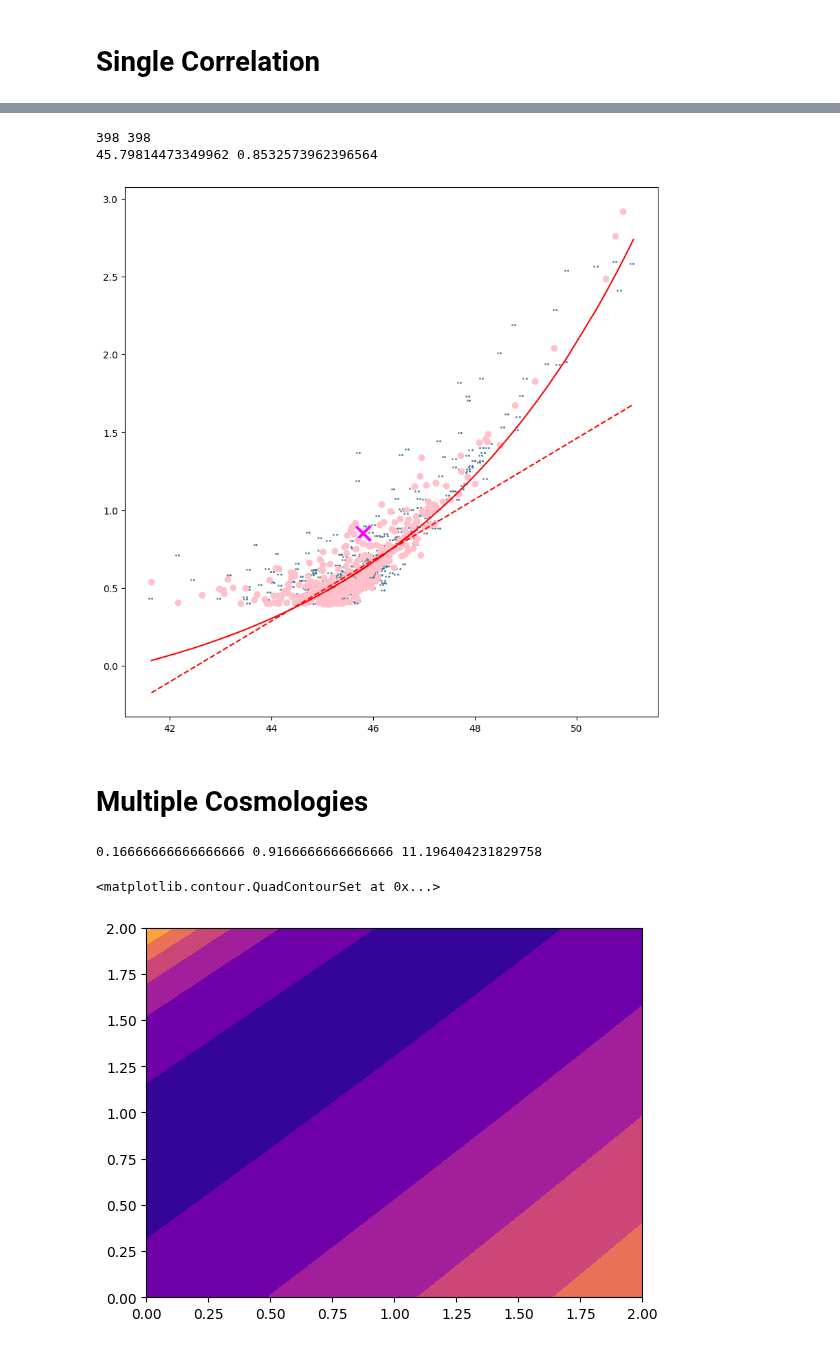
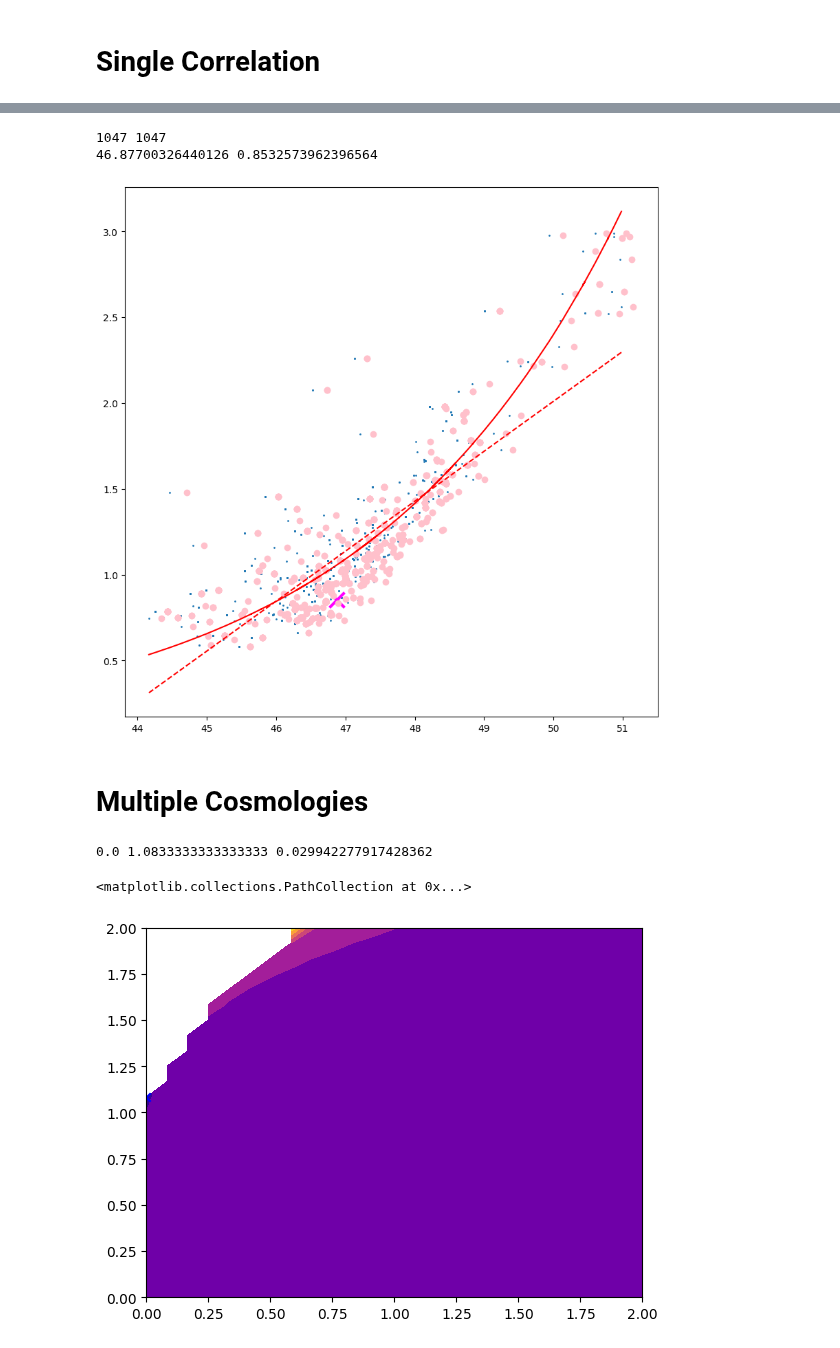
Before and after one commit to joanalnu/OAB-INAF, a Jupyter notebook: GW/Epeak_Eiso.ipynb, the cells around one changed output, grey strips where cells are left out. Drawn from its saved outputs; the diff is of its cells as text; code cells hidden in the pictures.

Commit message:
* changed errors 20% -> 5% * used only first 100 entries (not sorted) * removed sorting and temporarily also plotting * played with #/dof and /dof

```diff
--- a/GW/Epeak_Eiso.ipynb
+++ b/GW/Epeak_Eiso.ipynb
@@ -12,7 +12,7 @@ with h5py.File('nsns_population_joan.hdf5', 'r') as table:
     z = table['z'][()]
     Epeak = np.log10(table['Epeak'][()])
     #Epeak_err = 0.1 * Epeak # 10% errors on Epeak
-    linear_err = 0.20*table['Epeak'][()]
+    linear_err = 0.05*table['Epeak'][()]
     Epeak_err = linear_err / (table['Epeak'][()] + np.log(10))
 
     original_Eiso = np.log10(table['Eiso'][()])
@@ -49,6 +49,8 @@ Epeak_err = Epeak_err[sorting_indices]
 original_Eiso_bc = original_Eiso - np.mean(original_Eiso)
 ycm = np.mean(Epeak)
 Epeak_bc = Epeak - ycm
+
+print(np.min(z), np.max(z))
 # %% [output]
 0 True
 12 True
@@ -70,9 +72,9 @@ Epeak_bc = Epeak - ycm
 # %%
-original_Eiso = original_Eiso[z<0.3]
-Epeak = Epeak[z<.3]
-Epeak_bc = Epeak_bc[z<0.3]
-Epeak_err = Epeak_err[z<0.3]
-z = z[z<0.3]
+original_Eiso = original_Eiso[0:99]
+Epeak = Epeak[0:99]
+Epeak_bc = Epeak_bc[0:99]
+Epeak_err = Epeak_err[0:99]
+z = z[0:99]
 # %%
 plt.figure(figsize=(10,10))
 plt.scatter(original_Eiso, Epeak, s=3)
@@ -86,7 +88,7 @@ plt.errorbar(original_Eiso, Epeak, yerr=Epeak_err, fmt='none', elinewidth=1)
 factor = 1
 extra_err = np.log10(factor)
 total_err = Epeak_err + extra_err
-standard_cosmo = LambdaCDM(H0=70, Om0=0.3, Ode0=0.7)
+standard_cosmo = LambdaCDM(H0=70, Om0=1.0, Ode0=1.0)
 standard_dl = standard_cosmo.luminosity_distance(z).value
 
 def linear(x, p1, p2):
@@ -95,7 +97,7 @@ def linear(x, p1, p2):
 def model(x, p1, p2):
     return p1**x + p2
 
-cosmo = LambdaCDM(H0=70, Om0=0.0, Ode0=1.0)
+cosmo = LambdaCDM(H0=70, Om0=0.3, Ode0=0.3)
 dl = cosmo.luminosity_distance(z).value
 
 
@@ -115,6 +117,6 @@ al, bl = popt_l
 a_fit, b_fit = popt
 residuals = Epeak_bc - linear(Eiso_bc, *popt_l)
 dof = len(Eiso_bc)-2
-chi_value = np.sum((residuals / total_err) ** 2)#/dof
+chi_value = np.sum((residuals / total_err) ** 2)/dof
 print(a_fit, b_fit, chi_value)
 # %% [output]
@@ -127,13 +129,13 @@ plt.plot(Eiso, model(Eiso_bc, a_fit, b_fit+ycm), c='r')
 plt.scatter(original_Eiso, Epeak, s=1, c='gray')
 plt.plot(Eiso, linear(Eiso_bc, al, bl+ycm), c='r', linestyle='--')
 plt.scatter(xcm, ycm, marker='x', color='magenta', label='Barycenter', linewidths=3, s=250)
-plt.scatter(original_Eiso[z<0.2], Epeak[z<.2], c='pink')
-print(len(original_Eiso[z<0.2]), len(Epeak[z<0.2]))
+plt.scatter(original_Eiso[z>1.0], Epeak[z>1.0], c='pink')
+print(len(original_Eiso[z>1.0]), len(Epeak[z>1.0]))
 print(xcm, ycm)
 # %% [output]
-398 398
-45.79814473349962 0.8532573962396564
+1047 1047
+46.87700326440126 0.8532573962396564
-[figure, old version]
+[figure, new version]
 # %% [markdown]
 # Multiple Cosmologies
 # %%
@@ -145,8 +147,8 @@ standard_cosmo = LambdaCDM(H0=70, Om0=0.3, Ode0=0.7)
 standard_dl = standard_cosmo.luminosity_distance(z).value
 
 def model(x, p1, p2):
-    return p1**x + p2
-    #return p1*x +p2
+    #return p1**x + p2
+    return p1*x +p2
 
 Om = np.linspace(0.0, 2.0, 25)
 Ode = np.linspace(0.0, 2.0, 25)
@@ -174,7 +176,7 @@ for i in range(len(Om)):
         a[i,j], b[i,j] = popt
         residuals = Epeak_bc - model(Eiso_bc, *popt)
         dof = len(Eiso_bc)-2
-        chi_surface[i,j] = np.sum((residuals / total_err) ** 2)#/dof
+        chi_surface[i,j] = np.sum((residuals / total_err) ** 2)/dof
 
         # n1 = np.random.randint(0,625)
         # if n1 in [234, 157, 347]:
@@ -196,16 +198,16 @@ i1, i2 = np.unravel_index(np.argmin(masked_chi_surface), masked_chi_surface.shap
 Om_fit, Ode_fit = Om[i1], Ode[i2]
 print(Om_fit, Ode_fit, min_chi)
 # %% [output]
-0.16666666666666666 0.9166666666666666 11.196404231829758
+0.0 1.0833333333333333 0.029942277917428362
 # %%
 plt.figure()
 #plt.contourf(Om, Ode, chi_surface.T, cmap='plasma', alpha=0.3)
 plt.contourf(Om, Ode, masked_chi_surface.T, cmap='plasma')
 plt.contour(Om, Ode, masked_chi_surface.T, levels=[min_chi+2.3, min_chi+4.61, min_chi+9.21], colors='lime')
-#plt.scatter(Om_fit, Ode_fit, c='b', marker='x', label=f'Fit: Om={Om_fit:.3f}, Ode={Ode_fit:.3f} chi={min_chi:.3f}')
+plt.scatter(Om_fit, Ode_fit, c='b', marker='x', label=f'Fit: Om={Om_fit:.3f}, Ode={Ode_fit:.3f} chi={min_chi:.3f}')
 # %% [output]
-<matplotlib.contour.QuadContourSet at 0x...>
+<matplotlib.collections.PathCollection at 0x...>
-[figure, old version]
+[figure, new version]
 # %%
 np.save('SGRB_chi_surface.npy', chi_surface)
 np.save('SGRB_mask.npy', mask)
```
Also changed, not shown: parts of 3 cells of this notebook, 3 other files.
